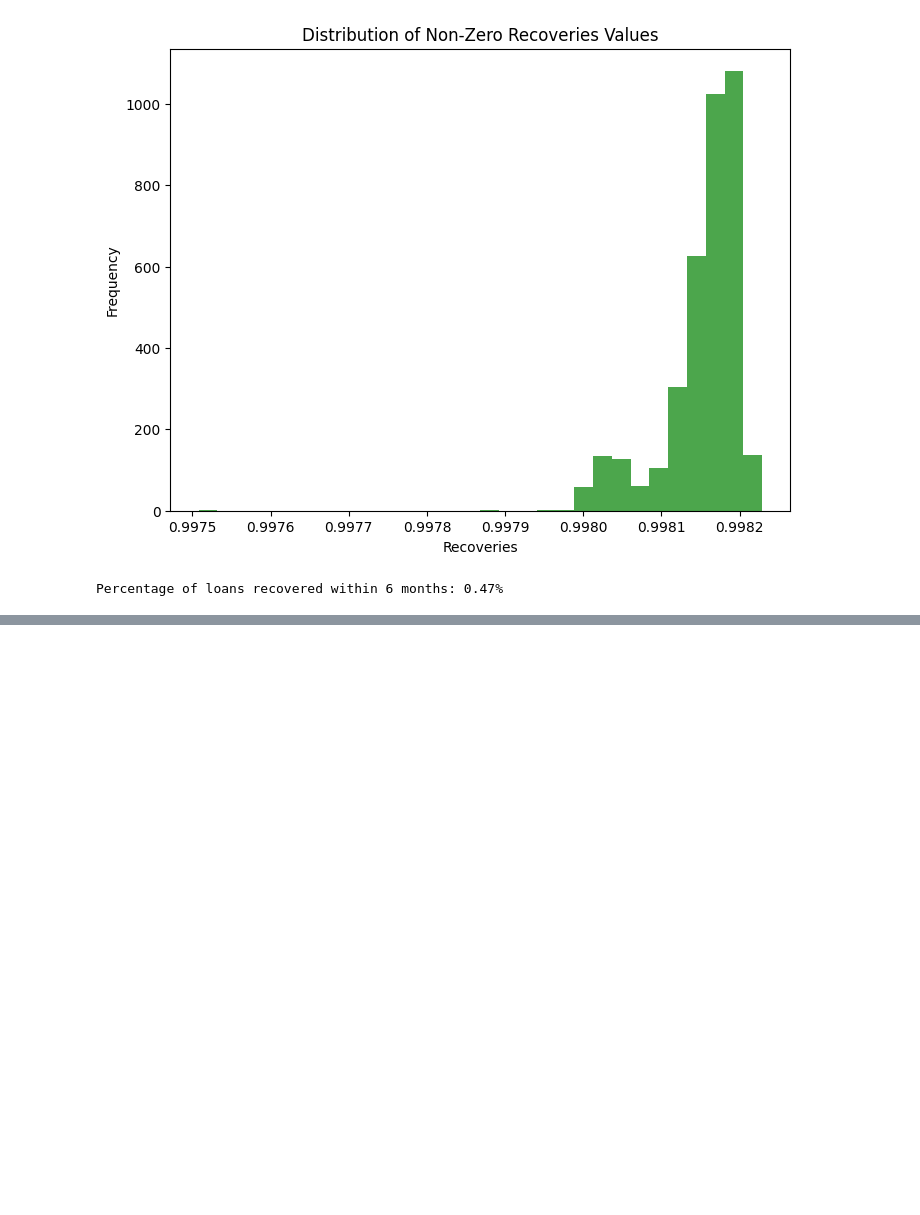
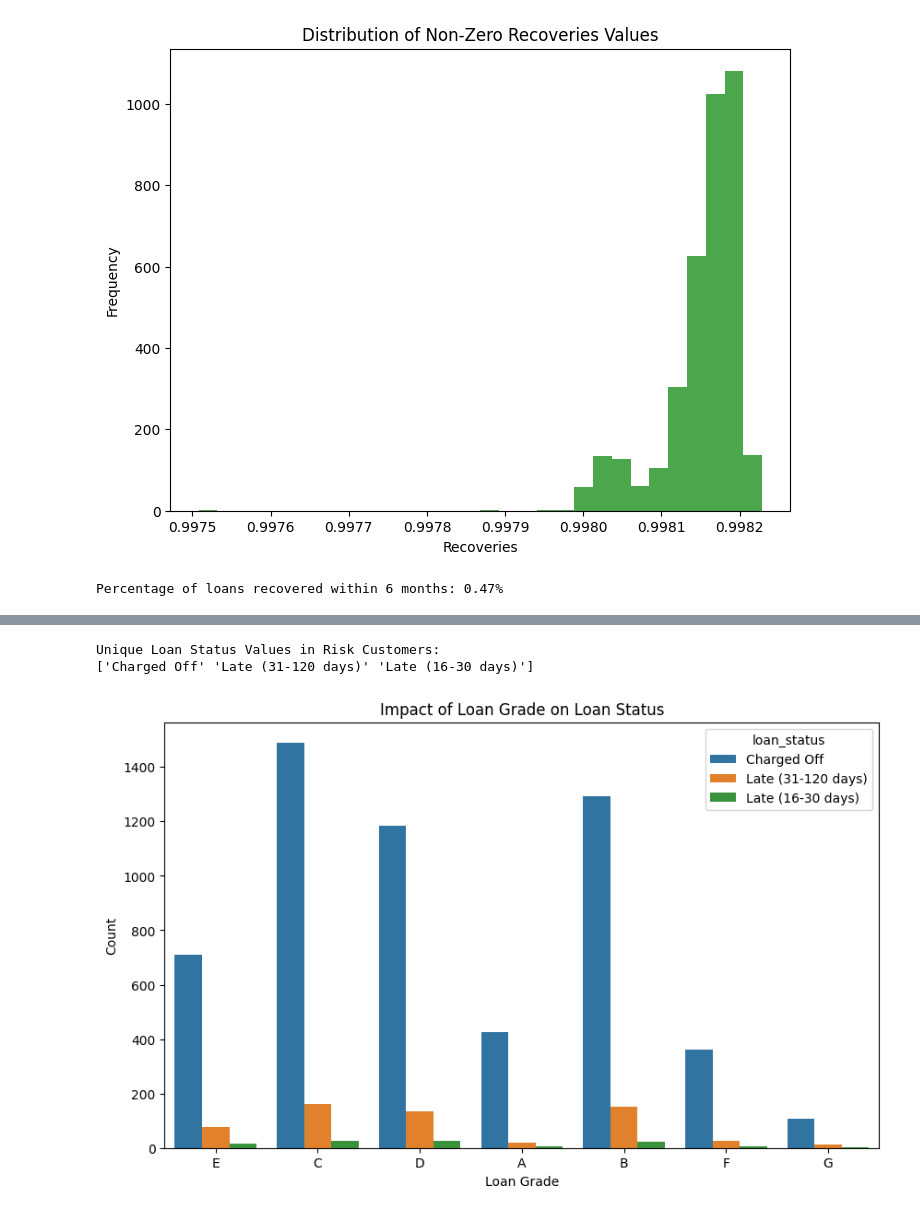
Before and after one commit to Saad-Riahi-Bejoud/EDA-project, a Jupyter notebook: eda_skedwed_plotter.ipynb, the cells around one changed output, grey strips where cells are left out. Saved outputs shown, nothing was run; the diff lists cells and outputs as text; code cells hidden in the pictures; blank space fills up the shorter version.

```diff
--- a/eda_skedwed_plotter.ipynb
+++ b/eda_skedwed_plotter.ipynb
@@ -127,0 +202,20 @@ Percentage of loans recovered within 6 months: 0.47%
+# %%
+# Create a subset of users who are charged off or currently late on payments
+risk_customers = df[df['loan_status'].isin(['Charged Off', 'Late (31-120 days)', 'Late (16-30 days)'])]
+
+# Check the unique values in the 'loan_status' column to confirm
+print("Unique Loan Status Values in Risk Customers:")
+print(risk_customers['loan_status'].unique())
+# %% [output]
+Unique Loan Status Values in Risk Customers:
+['Charged Off' 'Late (31-120 days)' 'Late (16-30 days)']
+# %%
+# Visualize the impact of loan grade on likelihood of not paying
+plt.figure(figsize=(10, 6))
+sns.countplot(x='grade', hue='loan_status', data=risk_customers)
+plt.title('Impact of Loan Grade on Loan Status')
+plt.xlabel('Loan Grade')
+plt.ylabel('Count')
+plt.show()
+# %% [output]
+[figure, added]
```
Also changed, not shown: parts of 6 cells of this notebook.
